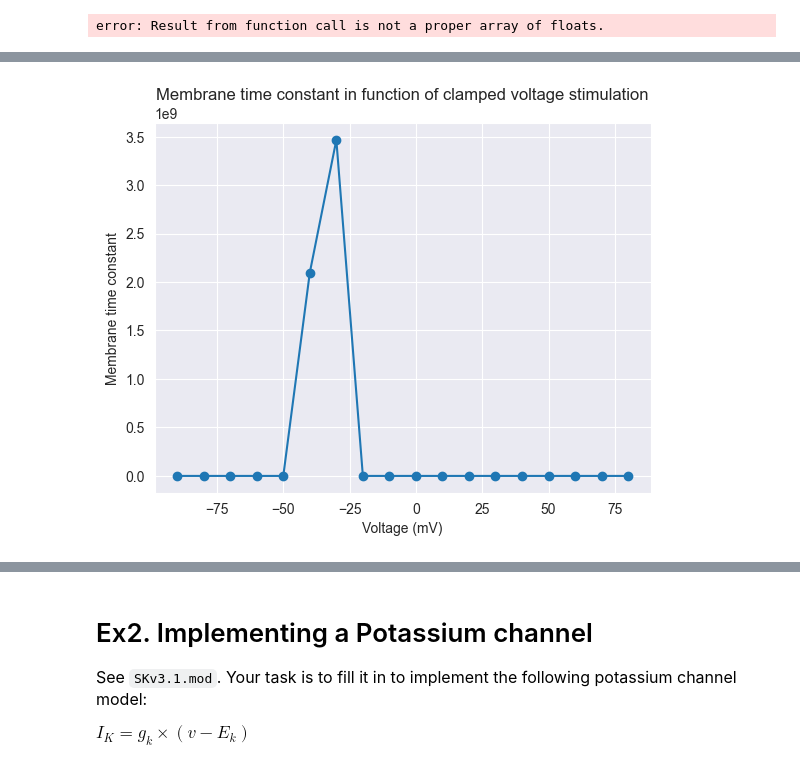
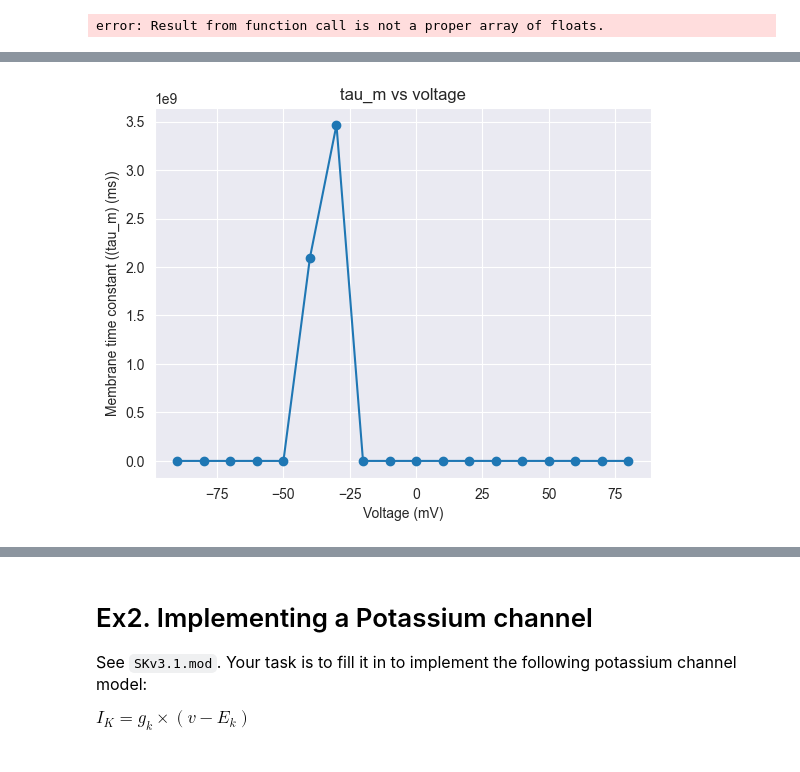
Before and after one commit to ejayromero/biophysics-NX-450, a Jupyter notebook: Week_4/Week4_HomeWork.ipynb, the cells around one changed output, grey strips where cells are left out. Drawn from its saved outputs; the diff is of its cells as text; code cells hidden in the pictures.

```diff
--- a/Week_4/Week4_HomeWork.ipynb
+++ b/Week_4/Week4_HomeWork.ipynb
@@ -162,12 +163,7 @@ plot_fits(data, pathway, repetition)
 # %% [output]
 ValueError: object too deep for desired array
 error: Result from function call is not a proper array of floats.
-# %%
-protocolName = 'Activation'
-repID = '1'
 # %%
-
-
 def plotDataFiles(data_pathway, pathway, repID):
     ''' Function .....
     :param nwbFile: the data path to file
@@ -197,7 +193,9 @@ def plotDataFiles(data_pathway, pathway, repID):
     data_t = np.transpose(data)
     i = 0
     taus = []
+
     for trace in data_t:
+
         def func_exp(x, tau):
             return np.amax(trace[1010:5991])-(np.amax(trace[1010:5991])-trace[1010])*np.exp(-x/tau)
         plt.figure()
@@ -205,12 +203,13 @@ def plotDataFiles(data_pathway, pathway, repID):
         plt.ylabel('voltage traces (mV)')
         plt.xlabel('time (ms)')
         rank_max = np.argmax(trace[1010:5991])+1010
-        plt.plot(time[1010:rank_max], trace[1010:rank_max], 'b')
+        plt.plot(time[1010:rank_max], trace[1010:rank_max], 'xk', label='original data')
         popt, pcov = curve_fit(func_exp, np.concatenate(time)[1010:rank_max]-102, trace[1010:rank_max])
         taus+=[popt[0]]
         perr = np.sqrt(np.diag(pcov))
         plt.plot(time[1010:rank_max], func_exp(time[1010:rank_max]-102, popt[0]), '-r',label='fit: tau=%.3f, error=%.3f' %(popt[0],perr))
         plt.legend()
-        i = i + 1
         plt.show()
+
+        i += 1
     return taus
@@ -236,14 +351,14 @@ taus=plotDataFiles(data_path, pathway, repetition)
 # %%
 mV=np.linspace(-90,80,18)
 for i in range (4) :
     taus[i]=0
 
 plt.figure()
 plt.plot(mV,taus)
 plt.scatter(mV,taus)
-plt.title('Membrane time constant in function of clamped voltage stimulation')
-plt.ylabel('Membrane time constant')
+plt.title('tau_m vs voltage')
+plt.ylabel('Membrane time constant ((tau_m) (ms))')
 plt.xlabel('Voltage (mV)')
 plt.show()
 # %% [output]
-[figure, old version]
+[figure, new version]
```
Also changed, not shown: parts of 5 cells of this notebook.
